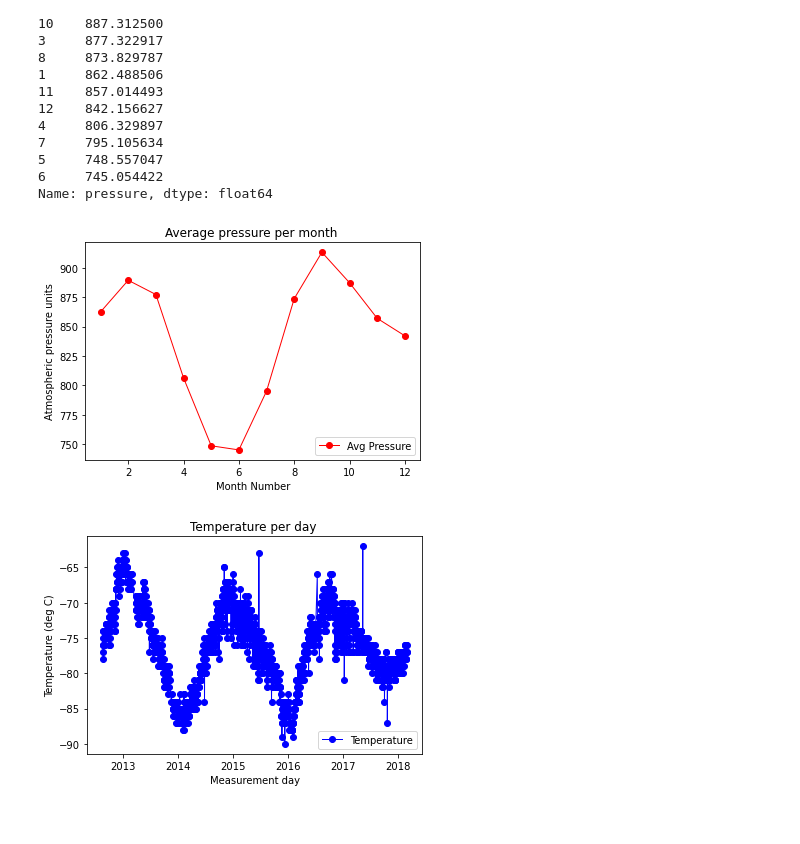
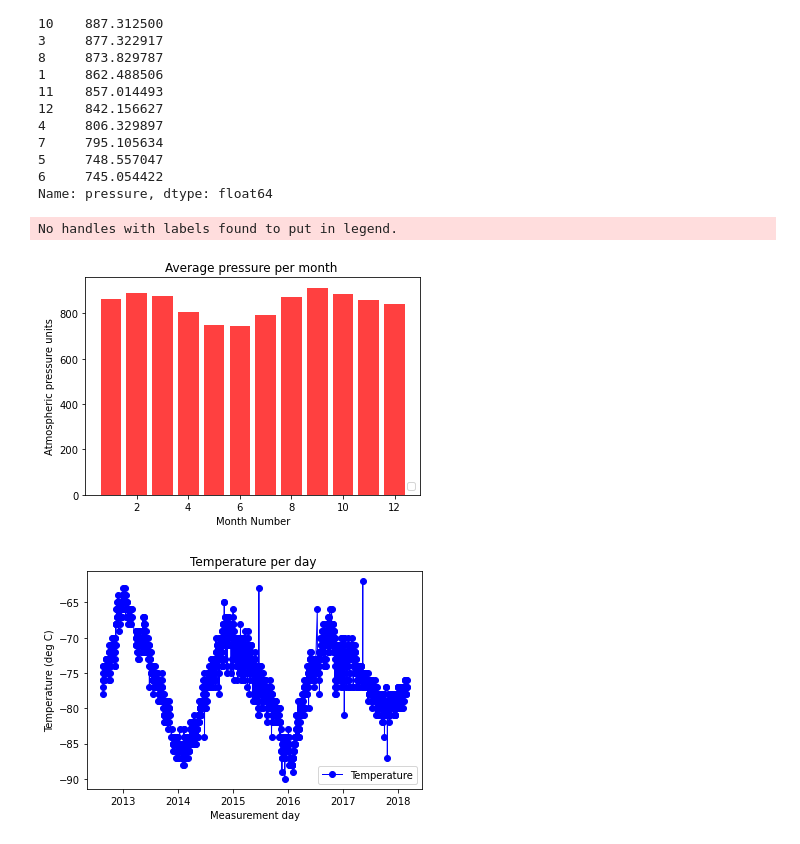
Before and after one commit to lcardsvr/Module-11-Challenge, a Jupyter notebook: part_2_mars_weather.ipynb, the cells around one changed output. Drawn from its saved outputs; the diff is of its cells as text; code cells hidden in the pictures.

```diff
--- a/part_2_mars_weather.ipynb
+++ b/part_2_mars_weather.ipynb
@@ -430,14 +432,17 @@ Name: pressure, dtype: float64
 # %%
 # Plot the average pressure by month
 
-plt.plot(x_axis, avg_values_month.pressure, marker="o", color="red", linewidth=1, label='Avg Pressure' );
+# plt.plot(x_axis, avg_values_month.pressure, marker="o", color="red", linewidth=1, label='Avg Pressure' );
+
+plt.bar(x_axis, avg_values_month.pressure, facecolor="red", alpha=0.75, align="center");
 
 plt.title("Average pressure per month ")
 plt.xlabel("Month Number")
 plt.ylabel("Atmospheric pressure units")
 plt.legend(loc="lower right");
 # %% [output]
+No handles with labels found to put in legend.
-[figure, old version]
+[figure, new version]
 # %%
 # 5. How many terrestrial (earth) days are there in a Martian year?
 
```
Also changed, not shown: parts of 2 cells of this notebook, 7 other files.
